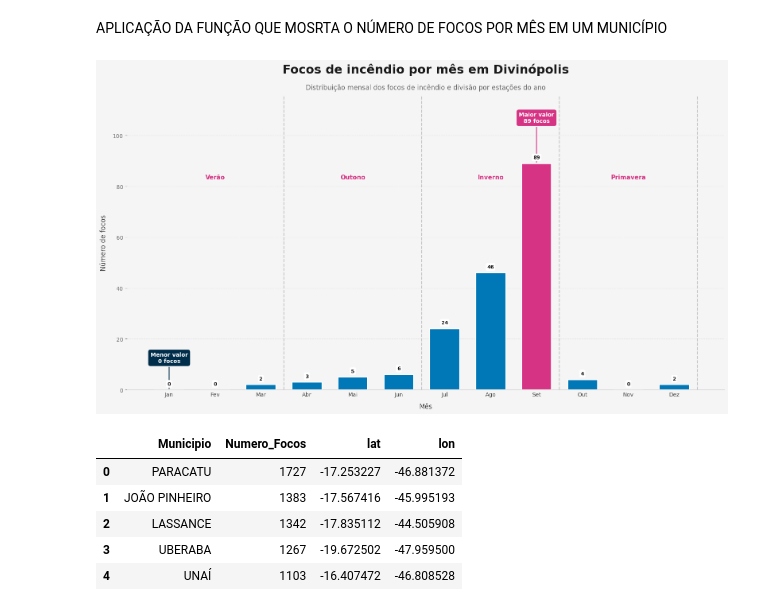
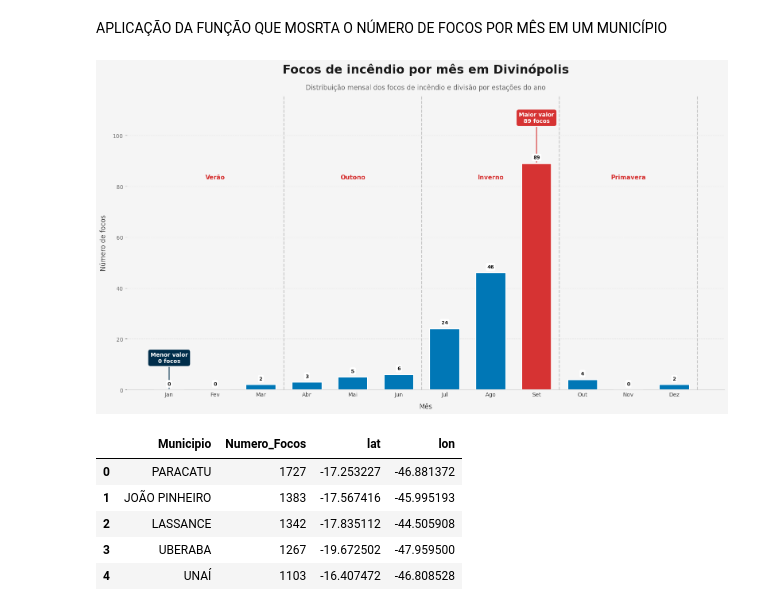
Before and after one commit to jvrezendem/analiseIncendioBR, a Jupyter notebook: notebooks/serieHistorica.ipynb, the cells around one changed output. Cells and saved outputs as stored; diff of their text form; code cells hidden in the pictures.

```diff
--- a/notebooks/serieHistorica.ipynb
+++ b/notebooks/serieHistorica.ipynb
@@ -789,6 +970,7 @@ if dfDiv is not None:
 APLICAÇÃO DA FUNÇÃO QUE MOSRTA O NÚMERO DE FOCOS POR MÊS EM UM MUNICÍPIO
 # %%
 municipio = input().upper()
+dataMunicipiosMG = pd.read_csv("../data/processed/focos_mg_municipios_ref_2015-2025.csv", sep=",")
 listaMunicipios = list(dataMunicipiosMG["Municipio"].unique())
 
 if municipio in listaMunicipios:
@@ -865,48 +1047,48 @@ if municipio in listaMunicipios:
 
     y_estacao = ymax * 0.93
 
-    ax.text(1, y_estacao, "Verão", ha="center", fontsize=11, color="#d63384", fontweight="bold")
-    ax.text(4, y_estacao, "Outono", ha="center", fontsize=11, color="#d63384", fontweight="bold")
-    ax.text(7, y_estacao, "Inverno", ha="center", fontsize=11, color="#d63384", fontweight="bold")
-    ax.text(10, y_estacao, "Primavera", ha="center", fontsize=11, color="#d63384", fontweight="bold")
+    ax.text(1, y_estacao, "Verão", ha="center", fontsize=11, color="#d63333", fontweight="bold")
+    ax.text(4, y_estacao, "Outono", ha="center", fontsize=11, color="#d63333", fontweight="bold")
+    ax.text(7, y_estacao, "Inverno", ha="center", fontsize=11, color="#d63333", fontweight="bold")
+    ax.text(10, y_estacao, "Primavera", ha="center", fontsize=11, color="#d63333", fontweight="bold")
 
     idx_max = np.argmax(focos)
     idx_min = np.argmin(focos)
 
-    ax.bar(meses[idx_max], focos[idx_max], width=0.65, color="#d63384", edgecolor="white", linewidth=1.5, zorder=4)
+    ax.bar(meses[idx_max], focos[idx_max], width=0.65, color="#d63333", edgecolor="white", linewidth=1.5, zorder=4)
     ax.bar(meses[idx_min], focos[idx_min], width=0.65, color="#002d4a", edgecolor="white", linewidth=1.5, zorder=4)
 
     ax.annotate(
         f"Maior valor\n{focos[idx_max]} focos",
         xy=(meses[idx_max], focos[idx_max]),
         xytext=(meses[idx_max], focos[idx_max] + ymax * 0.18),
         ha="center",
         fontsize=10,
         color="white",
         fontweight="bold",
-        bbox=dict(boxstyle="round,pad=0.4", fc="#d63384", ec="none"),
-        arrowprops=dict(arrowstyle="-", color="#d63384", lw=1.5)
+        bbox=dict(boxstyle="round,pad=0.4", fc="#d63333", ec="none"),
+        arrowprops=dict(arrowstyle="-", color="#d63333", lw=1.5)
     )
 
     ax.annotate(
         f"Menor valor\n{focos[idx_min]} focos",
         xy=(meses[idx_min], focos[idx_min]),
         xytext=(meses[idx_min], focos[idx_min] + ymax * 0.12),
         ha="center",
         fontsize=10,
         color="white",
         fontweight="bold",
         bbox=dict(boxstyle="round,pad=0.4", fc="#002d4a", ec="none"),
         arrowprops=dict(arrowstyle="-", color="#002d4a", lw=1.5)
     )
 
     ax.set_xlabel("Mês", fontsize=12, color="#444", labelpad=10)
     ax.set_ylabel("Número de focos", fontsize=12, color="#444", labelpad=10)
 
     plt.tight_layout()
     plt.show()
 # %% [output]
-[figure, old version]
+[figure, new version]
 # %%
 PATH1 = "../data/processed/focos_mg_ref_2015-2025.csv"
 PATH2 = "../data/processed/focos_mg_municipios_ref_2015-2025.csv"
```
Also changed, not shown: parts of 11 cells of this notebook, 5 other files.
